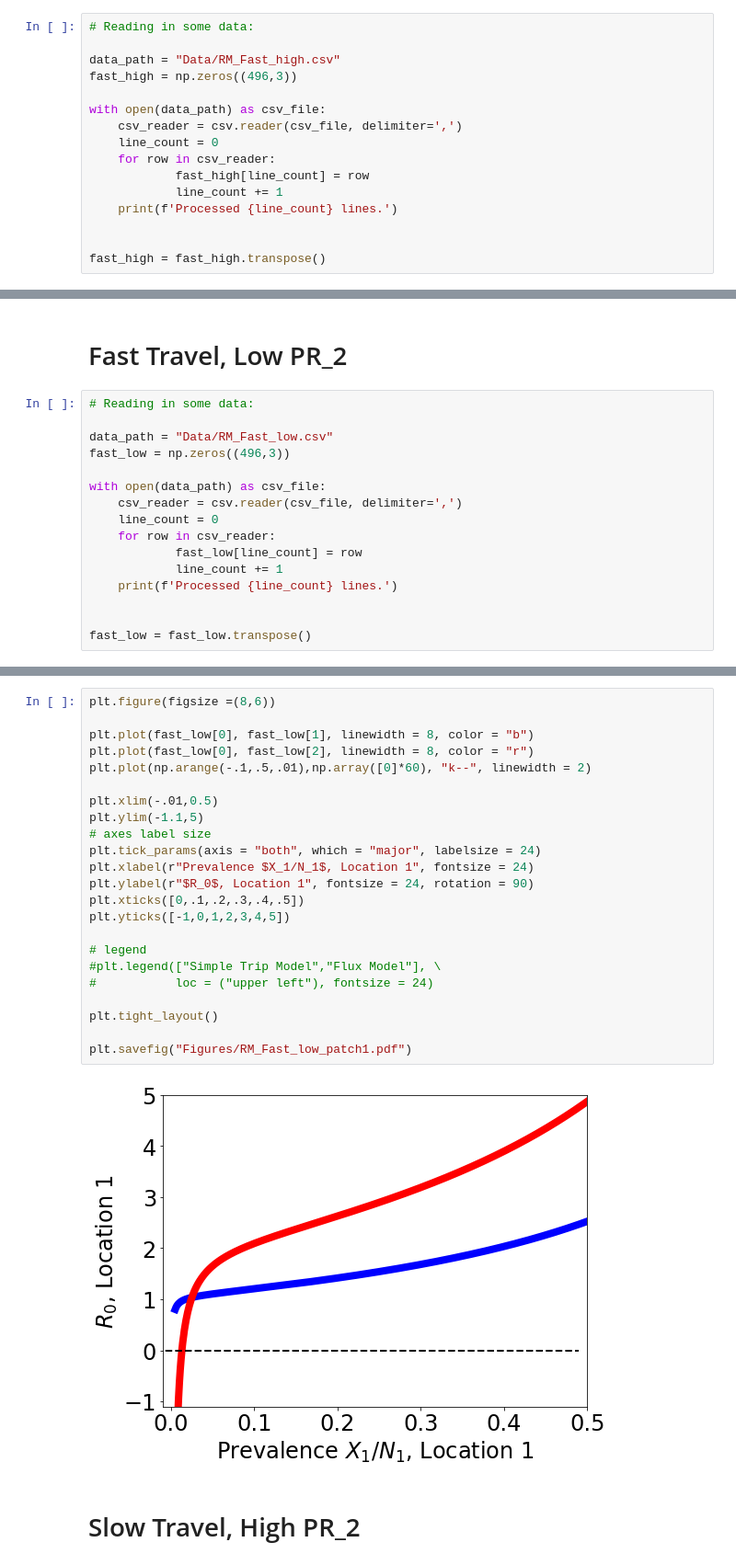
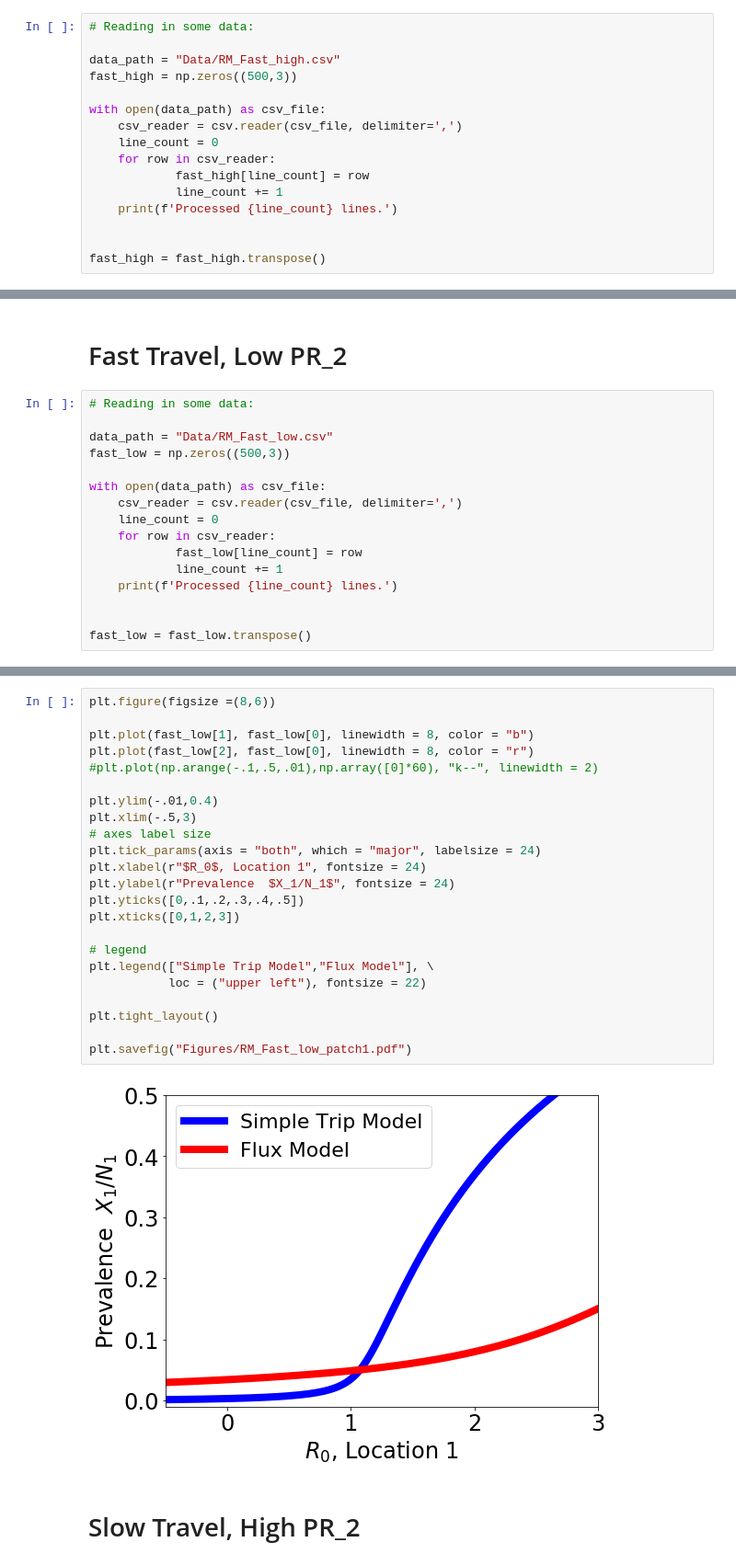
Before and after one commit to dtcitron/TaR-vs-flux, a Jupyter notebook: RM_figures.ipynb, the cells around one changed output, grey strips where cells are left out. Shown at 92% size. Cells and saved outputs as stored; diff of their text form.

Commit message:
Second draft of figures

```diff
--- a/RM_figures.ipynb
+++ b/RM_figures.ipynb
@@ -10,7 +10,7 @@ import csv
 # Reading in some data:
 
 data_path = "Data/RM_Fast_high.csv"
-fast_high = np.zeros((496,3))
+fast_high = np.zeros((500,3))
 
 with open(data_path) as csv_file:
     csv_reader = csv.reader(csv_file, delimiter=',')
@@ -55,7 +54,7 @@ plt.savefig("Figures/RM_Fast_high_patch1.pdf")
 # Reading in some data:
 
 data_path = "Data/RM_Fast_low.csv"
-fast_low = np.zeros((496,3))
+fast_low = np.zeros((500,3))
 
 with open(data_path) as csv_file:
     csv_reader = csv.reader(csv_file, delimiter=',')
@@ -72,28 +71,28 @@ Processed 496 lines.
 # %%
 plt.figure(figsize =(8,6))
 
-plt.plot(fast_low[0], fast_low[1], linewidth = 8, color = "b")
-plt.plot(fast_low[0], fast_low[2], linewidth = 8, color = "r")
-plt.plot(np.arange(-.1,.5,.01),np.array([0]*60), "k--", linewidth = 2)
+plt.plot(fast_low[1], fast_low[0], linewidth = 8, color = "b")
+plt.plot(fast_low[2], fast_low[0], linewidth = 8, color = "r")
+#plt.plot(np.arange(-.1,.5,.01),np.array([0]*60), "k--", linewidth = 2)
 
-plt.xlim(-.01,0.5)
-plt.ylim(-1.1,5)
+plt.ylim(-.01,0.4)
+plt.xlim(-.5,3)
 # axes label size
 plt.tick_params(axis = "both", which = "major", labelsize = 24)
-plt.xlabel(r"Prevalence $X_1/N_1$, Location 1", fontsize = 24)
-plt.ylabel(r"$R_0$, Location 1", fontsize = 24, rotation = 90)
-plt.xticks([0,.1,.2,.3,.4,.5])
-plt.yticks([-1,0,1,2,3,4,5])
+plt.xlabel(r"$R_0$, Location 1", fontsize = 24)
+plt.ylabel(r"Prevalence  $X_1/N_1$", fontsize = 24)
+plt.yticks([0,.1,.2,.3,.4,.5])
+plt.xticks([0,1,2,3])
 
 # legend
-#plt.legend(["Simple Trip Model","Flux Model"], \
-#           loc = ("upper left"), fontsize = 24)
+plt.legend(["Simple Trip Model","Flux Model"], \
+           loc = ("upper left"), fontsize = 22)
 
 plt.tight_layout()
 
 plt.savefig("Figures/RM_Fast_low_patch1.pdf")
 # %% [output]
-[figure, old version]
+[figure, new version]
 # %% [markdown]
 # Slow Travel, High PR_2
 # %%
```
Also changed, not shown: parts of 7 cells of this notebook, 4 other files.
